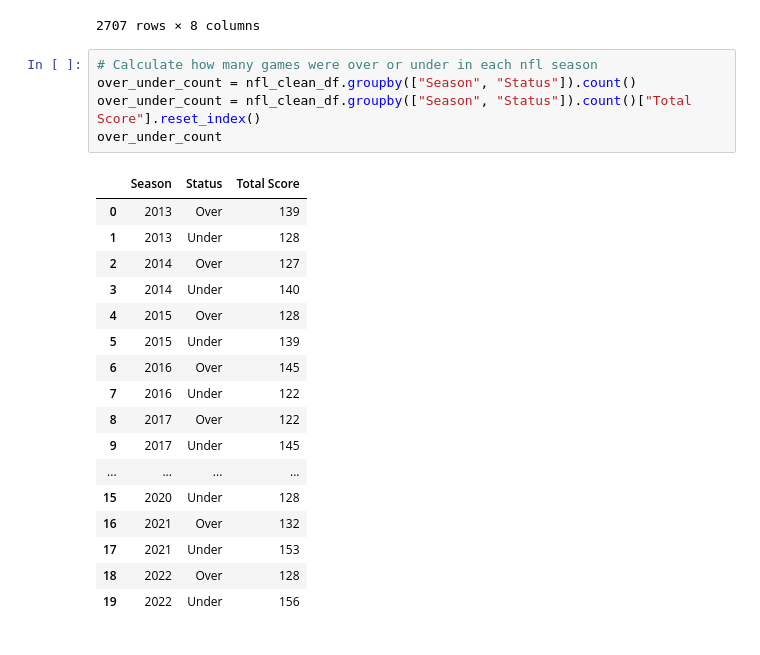
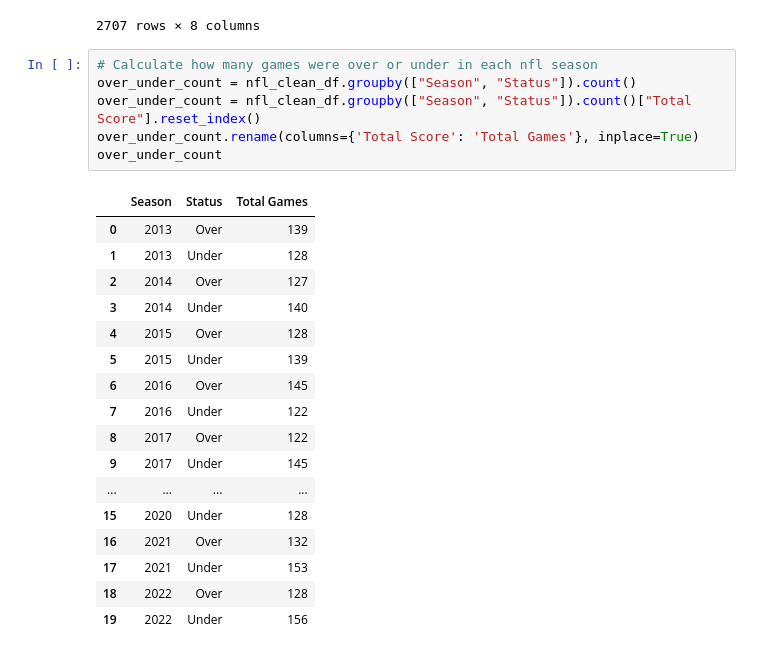
Before and after one commit to dadario10/Betting_Analytics_Project, a Jupyter notebook: OverUnder_Final.ipynb, the cells around one changed output. Saved outputs shown, nothing was run; the diff lists cells and outputs as text.

```diff
--- a/OverUnder_Final.ipynb
+++ b/OverUnder_Final.ipynb
@@ -76,10 +76,11 @@ nfl_clean_df
 # %%
 # Calculate how many games were over or under in each nfl season
 over_under_count = nfl_clean_df.groupby(["Season", "Status"]).count()
 over_under_count = nfl_clean_df.groupby(["Season", "Status"]).count()["Total Score"].reset_index()
+over_under_count.rename(columns={'Total Score': 'Total Games'}, inplace=True)
 over_under_count
 # %% [output]
-|  | Season | Status | Total Score |
+|  | Season | Status | Total Games |
 | 0 | 2013 | Over | 139 |
 | 1 | 2013 | Under | 128 |
 | 2 | 2014 | Over | 127 |
```
Also changed, not shown: parts of 3 cells of this notebook, 3 other files.
